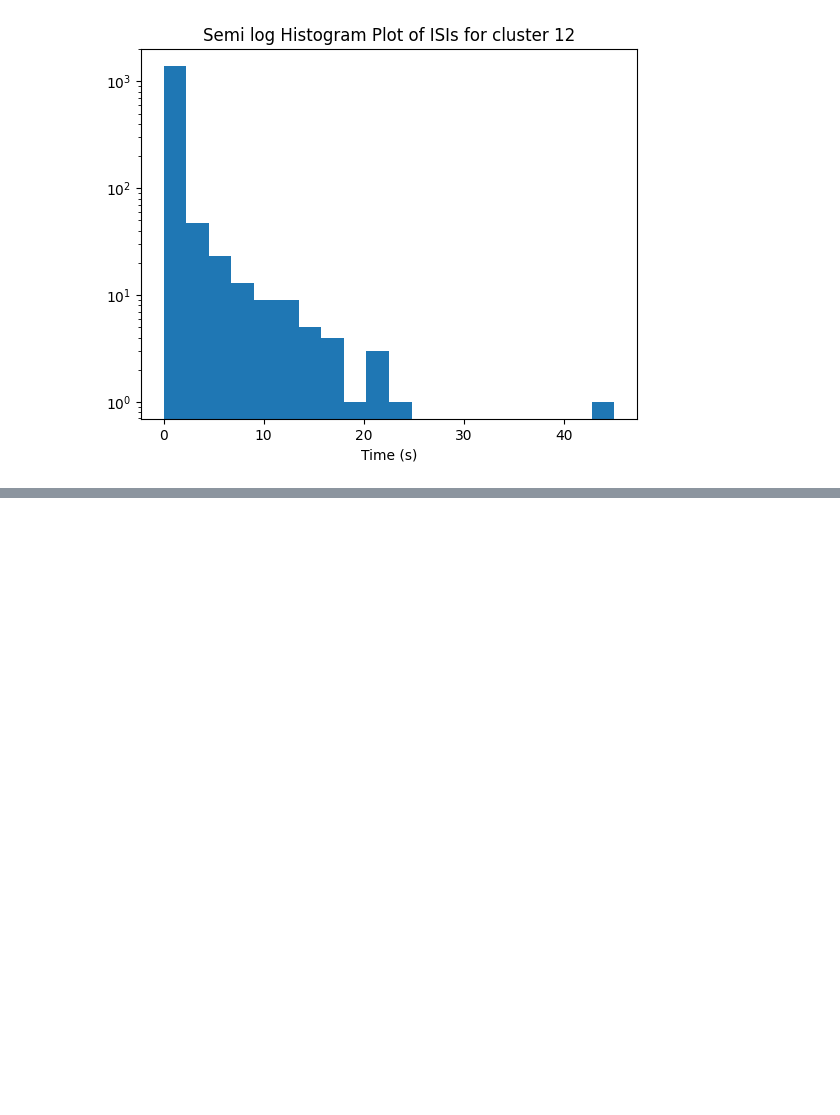
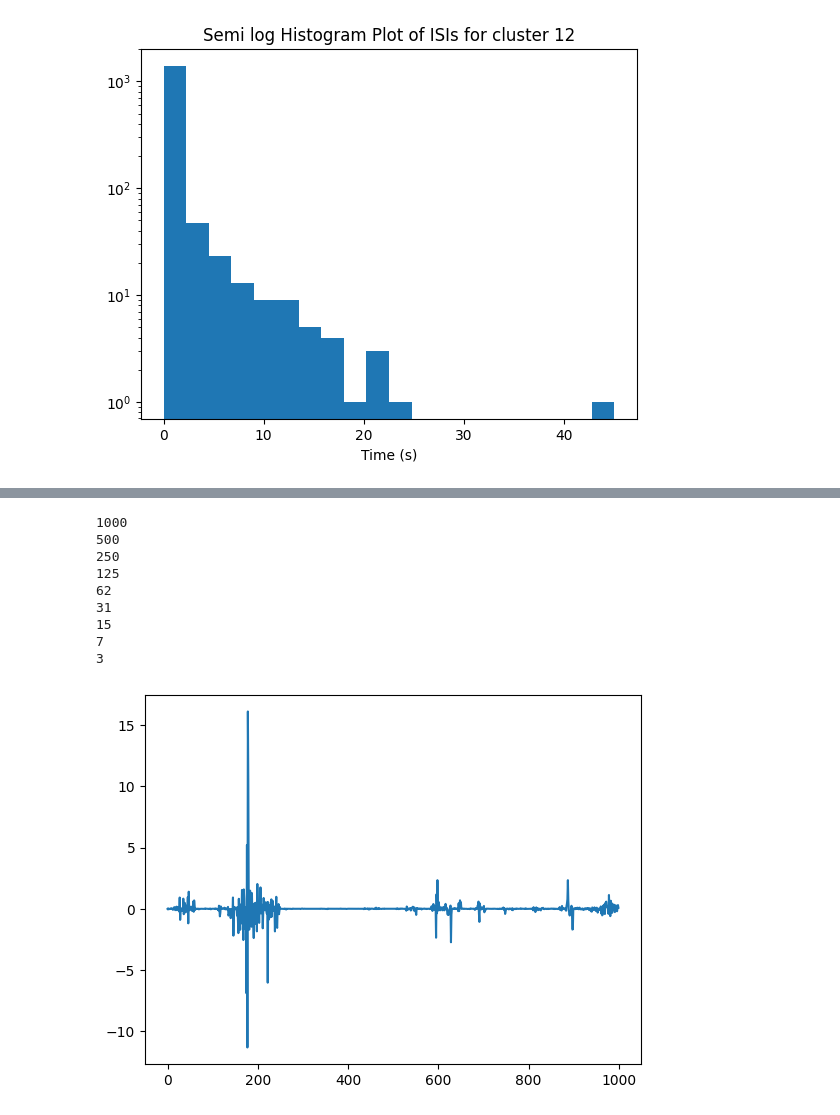
Before and after one commit to filipchudzynski/-Multifractality_and_NonGaussian_Scaling_in_Neuronal_Spike_Activity-, a Jupyter notebook: Inspect_the_data.ipynb, the cells around one changed output, grey strips where cells are left out. Drawn from its saved outputs; the diff is of its cells as text; code cells hidden in the pictures; blank space fills up the shorter version.

```diff
--- a/Inspect_the_data.ipynb
+++ b/Inspect_the_data.ipynb
@@ -312,0 +463,41 @@ plt.show()
+# %%
+def generate_non_gaussian_sequence(lambdaparam, samples):
+        mu = 0
+        sigma = 1
+        model = np.random.normal(mu,sigma,samples) \
+                * np.exp(lambdaparam *
+                np.random.normal(mu,sigma,samples)-lambdaparam**2)
+
+        return model
+
+def generate_cascade(cascade_steps=-1,samples=2**15,lambdaparam=0.1):
+        mu = 0
+        sigma = 1
+        white_noise = generate_non_gaussian_sequence(lambdaparam=0,samples=samples)
+        powers = int(np.log2(samples))
+        cascade = white_noise
+        for step in list(range(powers))[:cascade_steps]:
+          interval_len=int(samples/2**step)
+          print(interval_len)
+          for interval_index in range(2**step):
+            # print(interval_index*interval_len,(interval_index+1)*interval_len)
+            cascade[interval_index * interval_len :
+                    (interval_index+1) * interval_len] = cascade[interval_index * interval_len :
+                                                                 (interval_index+1)*interval_len] * \
+                                                                              np.exp(lambdaparam * np.random.normal(mu,sigma,1)-lambdaparam**2)
+        return cascade
+# %%
+cascade_noise = generate_cascade(16,1000,lambdaparam=0.7)
+plt.plot(cascade_noise)
+plt.show()
+# %% [output]
+1000
+500
+250
+125
+62
+31
+15
+7
+3
+[figure, added]
```
Also changed, not shown: parts of 10 cells of this notebook.
